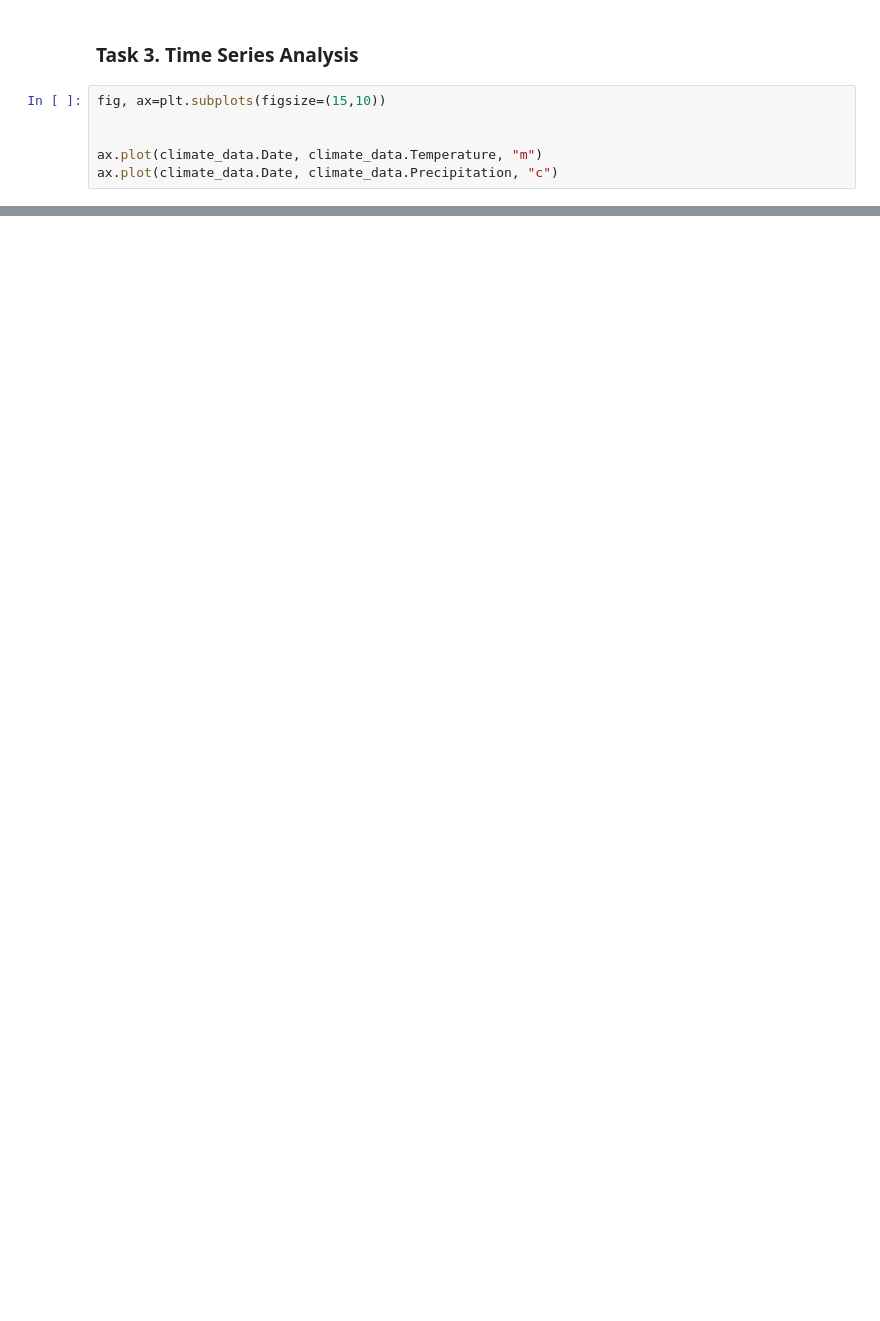
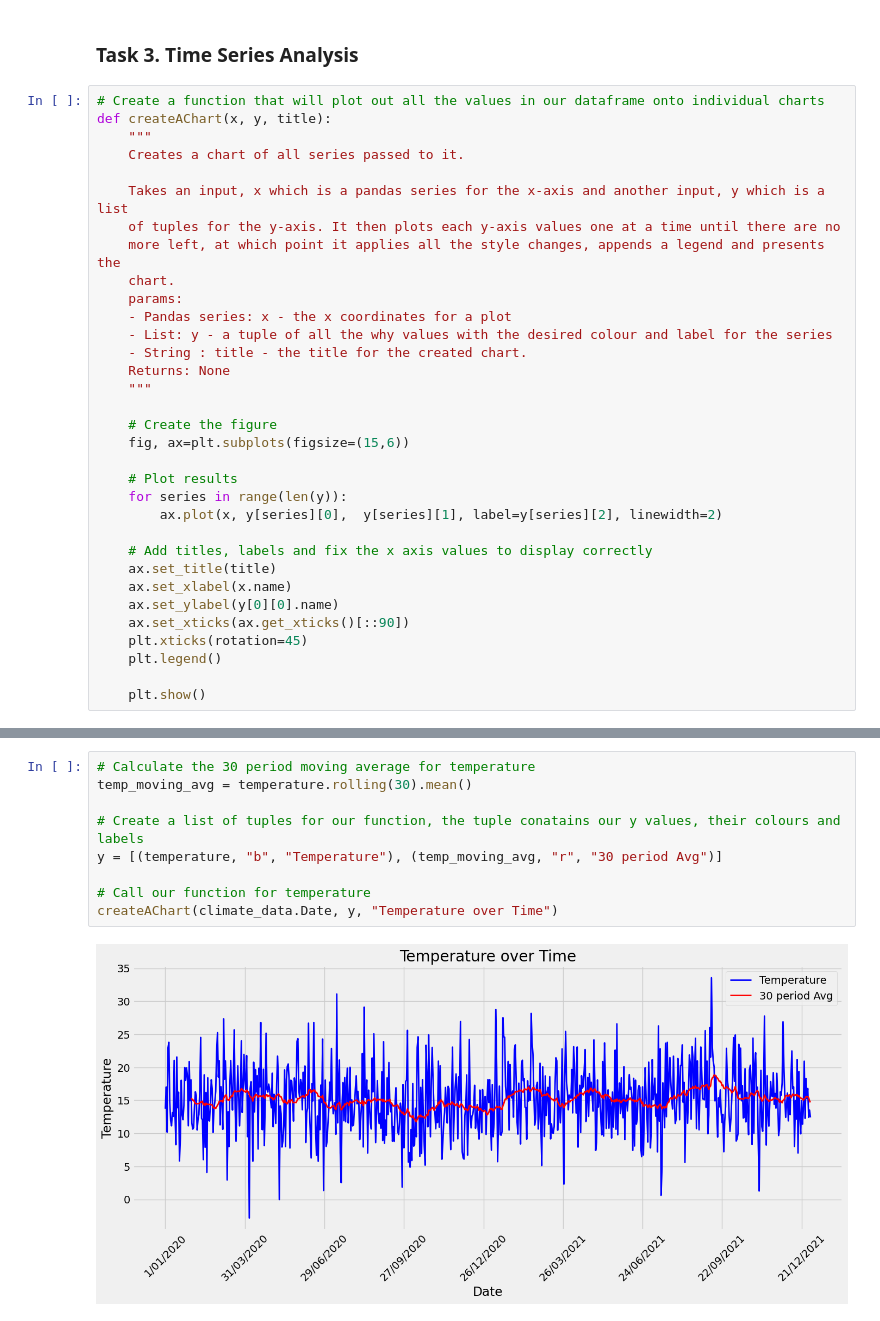
Before and after one commit to Mokoto-K/COSC102-assignment-1, a Jupyter notebook: assignment-1.ipynb, the cells around one changed output, grey strips where cells are left out. Drawn from its saved outputs; the diff is of its cells as text; blank space fills up the shorter version.

```diff
--- a/assignment-1.ipynb
+++ b/assignment-1.ipynb
@@ -214,8 +326,35 @@ The range of the Percipitation is: 9.869751556
 # %% [markdown]
 ### Task 3. Time Series Analysis
 # %%
-fig, ax=plt.subplots(figsize=(15,10))
+# Create a function that will plot out all the values in our dataframe onto individual charts
+def createAChart(x, y, title):
+    """
+    Creates a chart of all series passed to it.
 
+    Takes an input, x which is a pandas series for the x-axis and another input, y which is a list
+    of tuples for the y-axis. It then plots each y-axis values one at a time until there are no
+    more left, at which point it applies all the style changes, appends a legend and presents the
+    chart.
+    params:
+    - Pandas series: x - the x coordinates for a plot
+    - List: y - a tuple of all the why values with the desired colour and label for the series
+    - String : title - the title for the created chart.
+    Returns: None
+    """
 
-ax.plot(climate_data.Date, climate_data.Temperature, "m")
-ax.plot(climate_data.Date, climate_data.Precipitation, "c")
+    # Create the figure
+    fig, ax=plt.subplots(figsize=(15,6))
+
+    # Plot results
+    for series in range(len(y)):
+        ax.plot(x, y[series][0],  y[series][1], label=y[series][2], linewidth=2)
+
+    # Add titles, labels and fix the x axis values to display correctly
+    ax.set_title(title)
+    ax.set_xlabel(x.name)
+    ax.set_ylabel(y[0][0].name)
+    ax.set_xticks(ax.get_xticks()[::90])
+    plt.xticks(rotation=45)
+    plt.legend()
+
+    plt.show()
@@ -224,0 +363,11 @@ ax.plot(climate_data.Date, climate_data.Precipitation, "c")
+# %%
+# Calculate the 30 period moving average for temperature
+temp_moving_avg = temperature.rolling(30).mean()
+
+# Create a list of tuples for our function, the tuple conatains our y values, their colours and labels
+y = [(temperature, "b", "Temperature"), (temp_moving_avg, "r", "30 period Avg")]
+
+# Call our function for temperature
+createAChart(climate_data.Date, y, "Temperature over Time")
+# %% [output]
+[figure, added]
```
Also changed, not shown: parts of 44 cells of this notebook.
